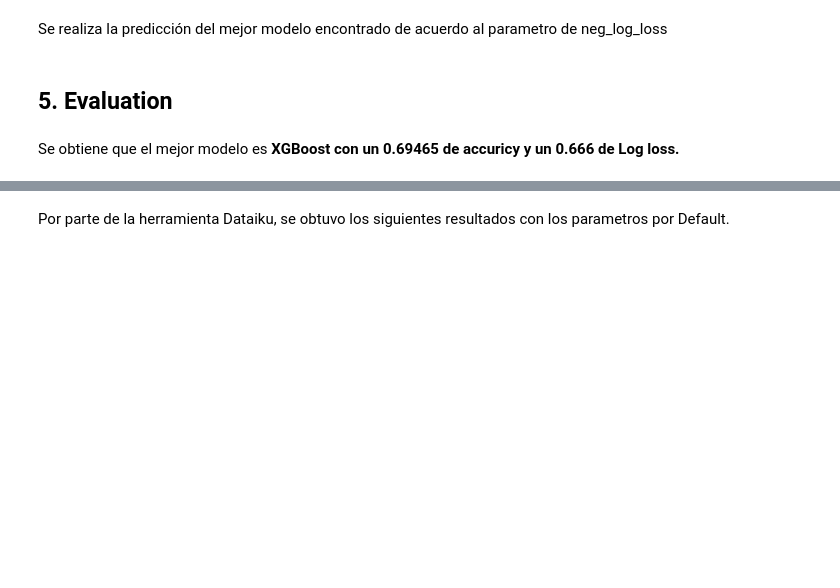
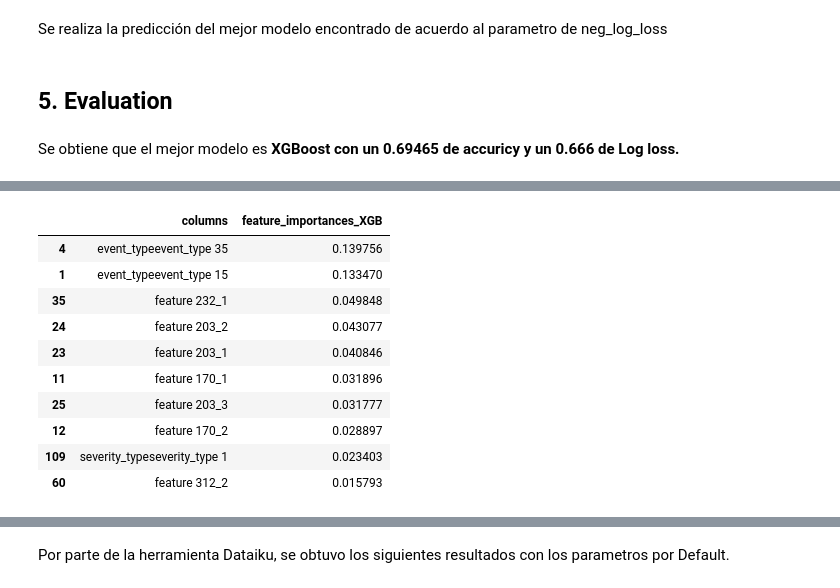
Before and after one commit to Zurishadday/pr_kaggle, a Jupyter notebook: Analisis_Descriptivo.ipynb, the cells around one changed output, grey strips where cells are left out. Drawn from its saved outputs; the diff is of its cells as text; code cells hidden in the pictures; blank space fills up the shorter version.

```diff
--- a/Analisis_Descriptivo.ipynb
+++ b/Analisis_Descriptivo.ipynb
@@ -523,0 +491,14 @@ log_loss(y_test,y_prob_XGBoost)
+# %%
+XGB_importance.sort_values(by='feature_importances_XGB', ascending=False)[0:10]
+# %% [output]
+|  | columns | feature_importances_XGB |
+| 4 | event_typeevent_type 35 | 0.139756 |
+| 1 | event_typeevent_type 15 | 0.133470 |
+| 35 | feature 232_1 | 0.049848 |
+| 24 | feature 203_2 | 0.043077 |
+| 23 | feature 203_1 | 0.040846 |
+| 11 | feature 170_1 | 0.031896 |
+| 25 | feature 203_3 | 0.031777 |
+| 12 | feature 170_2 | 0.028897 |
+| 109 | severity_typeseverity_type 1 | 0.023403 |
+| 60 | feature 312_2 | 0.015793 |
```
Also changed, not shown: parts of 26 cells of this notebook.
